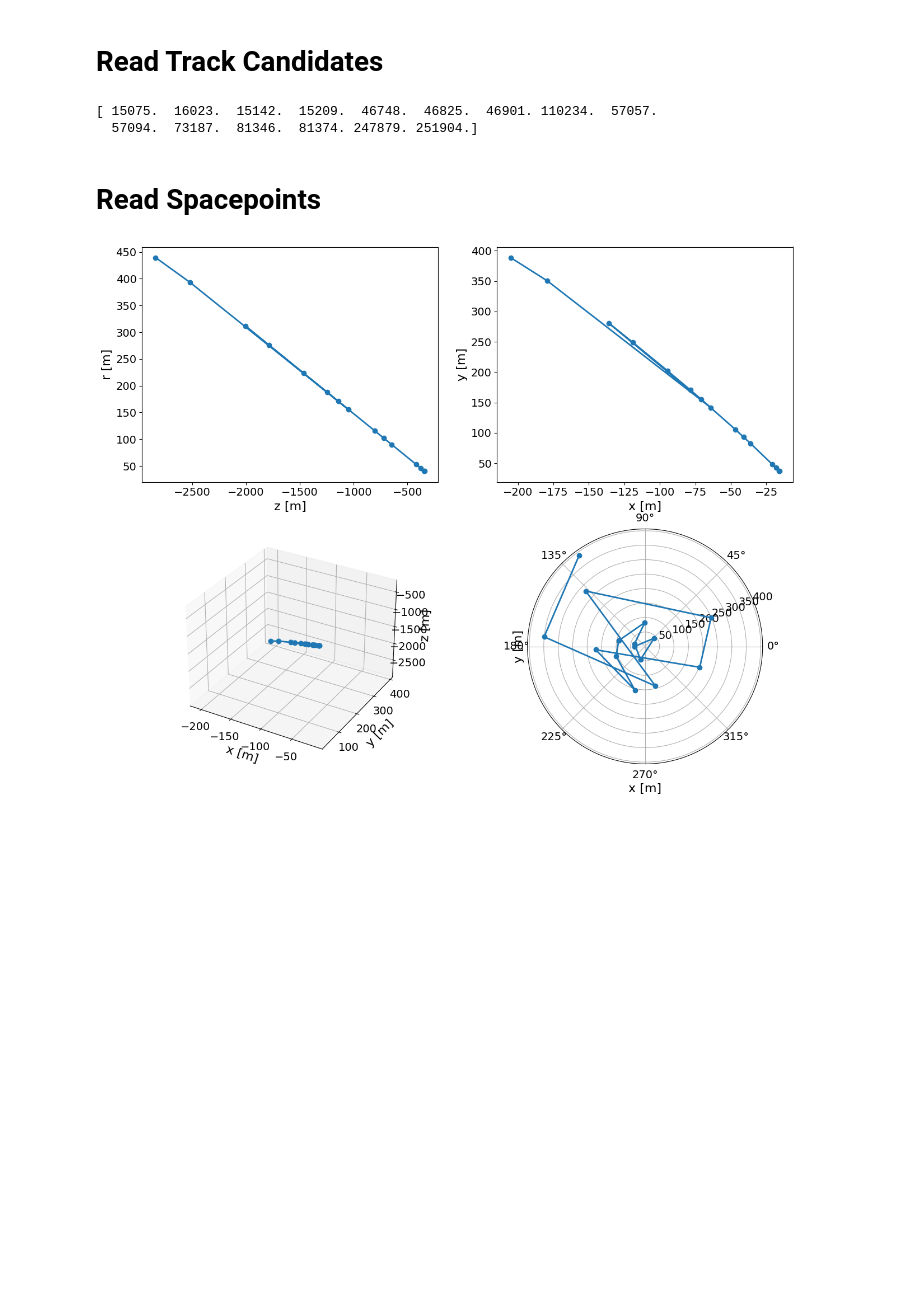
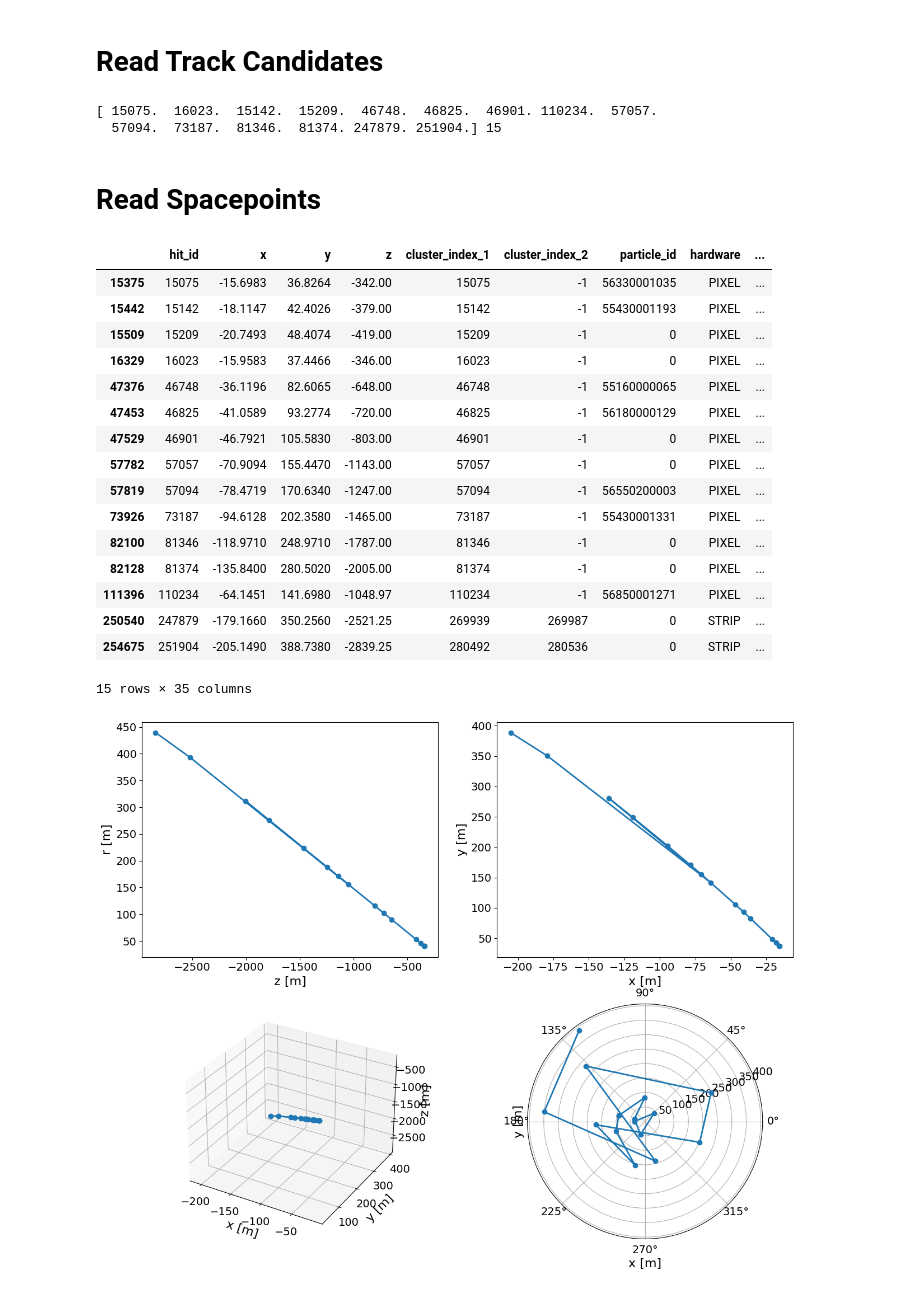
Before and after one commit to xju2/visual_tracks, a Jupyter notebook: notebooks/analyze_bad_tracks.ipynb, the cells around one changed output. Cells and saved outputs as stored; diff of their text form; code cells hidden in the pictures; blank space fills up the shorter version.

```diff
--- a/notebooks/analyze_bad_tracks.ipynb
+++ b/notebooks/analyze_bad_tracks.ipynb
@@ -82,10 +82,10 @@ with open(track_file, 'r') as f:
             break
         idx += 1
 
-print(tracks)
+print(tracks, len(tracks))
 # %% [output]
 [ 15075.  16023.  15142.  15209.  46748.  46825.  46901. 110234.  57057.
-  57094.  73187.  81346.  81374. 247879. 251904.]
+  57094.  73187.  81346.  81374. 247879. 251904.] 15
 # %% [markdown]
 # Read Spacepoints
 # %%
@@ -94,6 +94,26 @@ evtinfo_file = Path(evtinfo_path, f"event{evtidx:09d}-truth.xz")
 df_hits = pd.read_pickle(evtinfo_file)
 # %%
 df_track_hits = df_hits[df_hits['hit_id'].isin(tracks)]
+# %%
+df_track_hits
+# %% [output]
+|  | hit_id | x | y | z | cluster_index_1 | cluster_index_2 | particle_id | hardware | ... |
+| 15375 | 15075 | -15.6983 | 36.8264 | -342.00 | 15075 | -1 | 56330001035 | PIXEL | ... |
+| 15442 | 15142 | -18.1147 | 42.4026 | -379.00 | 15142 | -1 | 55430001193 | PIXEL | ... |
+| 15509 | 15209 | -20.7493 | 48.4074 | -419.00 | 15209 | -1 | 0 | PIXEL | ... |
+| 16329 | 16023 | -15.9583 | 37.4466 | -346.00 | 16023 | -1 | 0 | PIXEL | ... |
+| 47376 | 46748 | -36.1196 | 82.6065 | -648.00 | 46748 | -1 | 55160000065 | PIXEL | ... |
+| 47453 | 46825 | -41.0589 | 93.2774 | -720.00 | 46825 | -1 | 56180000129 | PIXEL | ... |
+| 47529 | 46901 | -46.7921 | 105.5830 | -803.00 | 46901 | -1 | 0 | PIXEL | ... |
+| 57782 | 57057 | -70.9094 | 155.4470 | -1143.00 | 57057 | -1 | 0 | PIXEL | ... |
+| 57819 | 57094 | -78.4719 | 170.6340 | -1247.00 | 57094 | -1 | 56550200003 | PIXEL | ... |
+| 73926 | 73187 | -94.6128 | 202.3580 | -1465.00 | 73187 | -1 | 55430001331 | PIXEL | ... |
+| 82100 | 81346 | -118.9710 | 248.9710 | -1787.00 | 81346 | -1 | 0 | PIXEL | ... |
+| 82128 | 81374 | -135.8400 | 280.5020 | -2005.00 | 81374 | -1 | 0 | PIXEL | ... |
+| 111396 | 110234 | -64.1451 | 141.6980 | -1048.97 | 110234 | -1 | 56850001271 | PIXEL | ... |
+| 250540 | 247879 | -179.1660 | 350.2560 | -2521.25 | 269939 | 269987 | 0 | STRIP | ... |
+| 254675 | 251904 | -205.1490 | 388.7380 | -2839.25 | 280492 | 280536 | 0 | STRIP | ... |
+15 rows × 35 columns
 # %%
 
 
```
Also changed, not shown: 12 other files.
